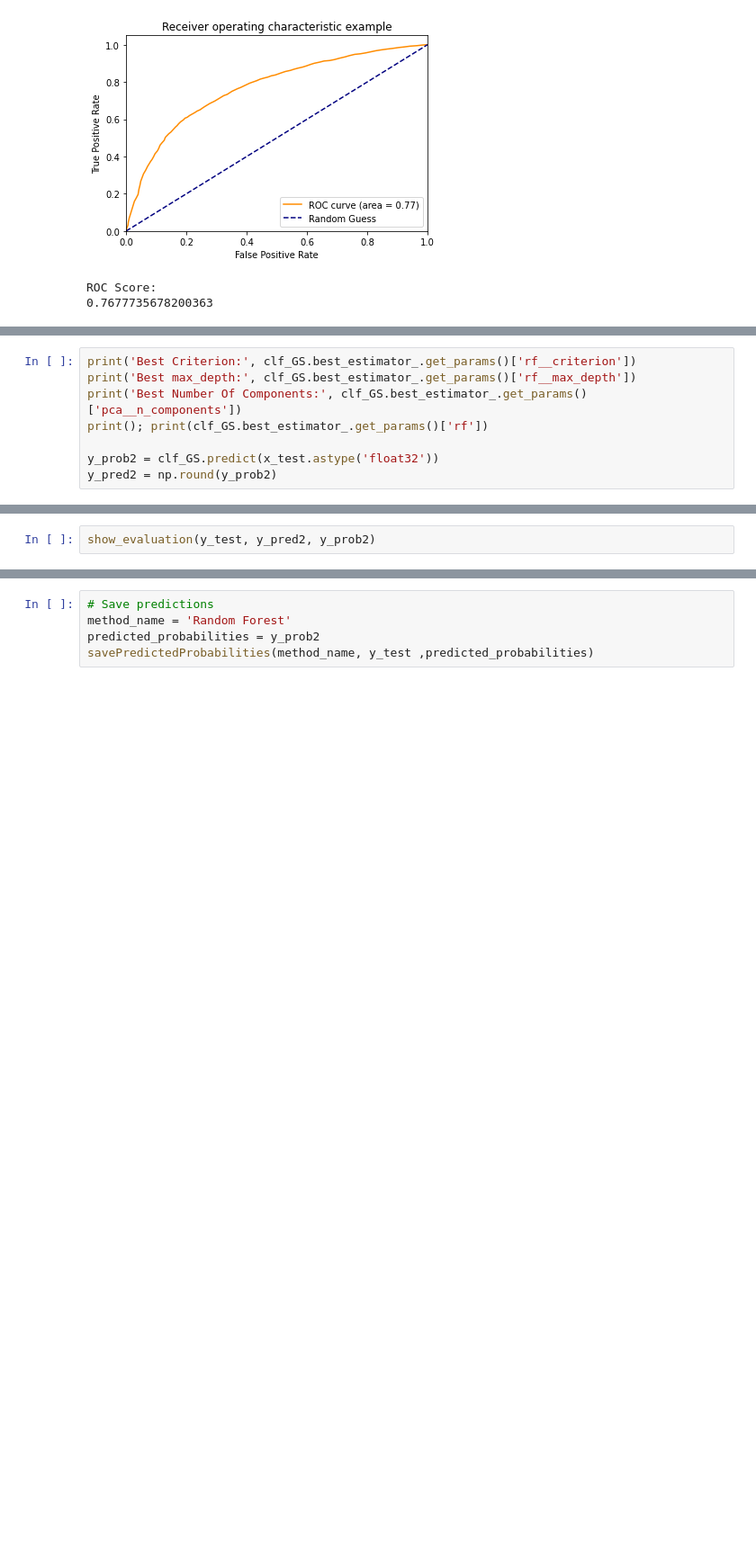
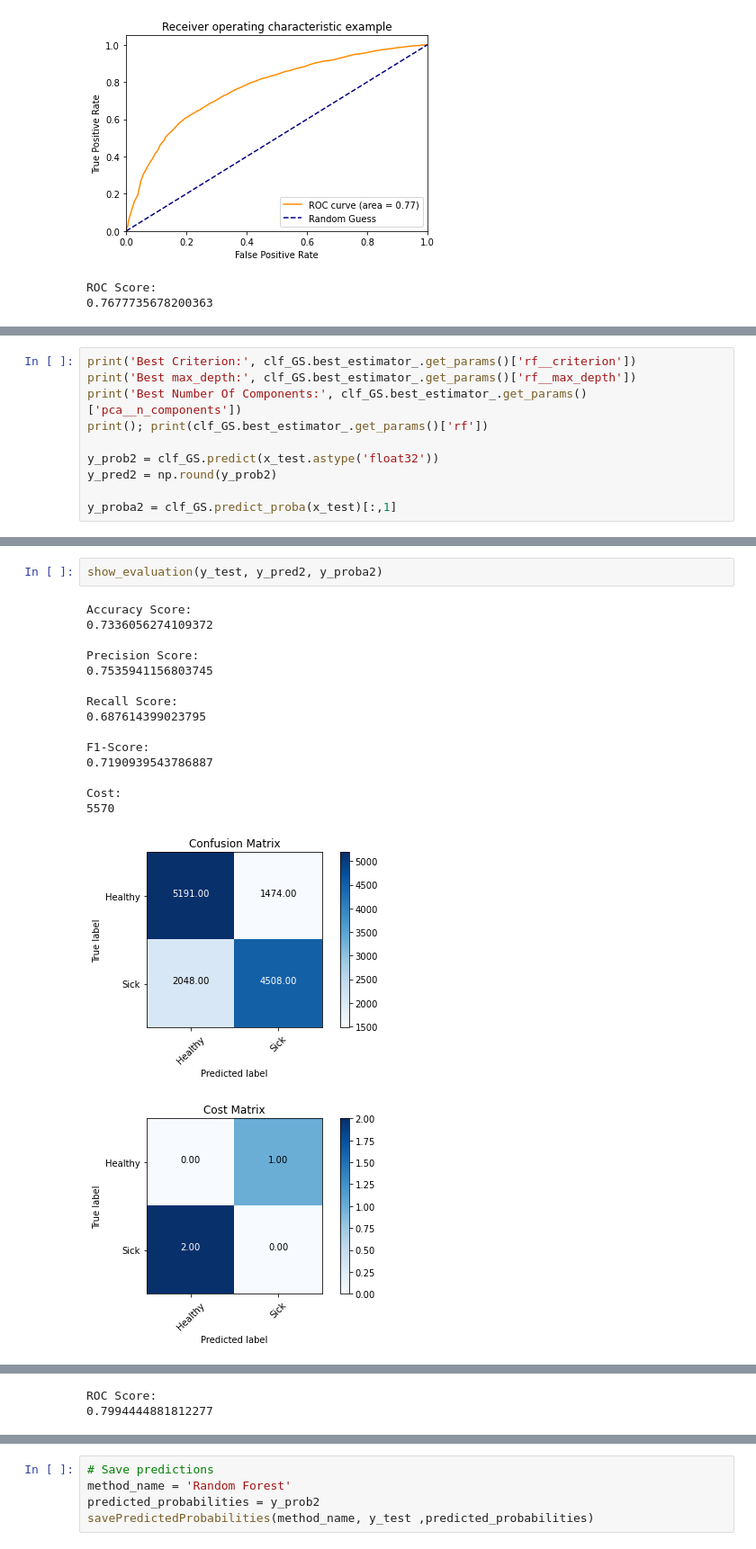
Before and after one commit to LJ171/CardioDiseaseClassification, a Jupyter notebook: 02_data_mining/random_forest.ipynb, the cells around one changed output, grey strips where cells are left out. Shown at 90% size. Saved outputs shown, nothing was run; the diff lists cells and outputs as text; blank space fills up the shorter version.

```diff
--- a/02_data_mining/random_forest.ipynb
+++ b/02_data_mining/random_forest.ipynb
@@ -180,3 +202,5 @@ print(); print(clf_GS.best_estimator_.get_params()['rf'])
 
 y_prob2 = clf_GS.predict(x_test.astype('float32'))
 y_pred2 = np.round(y_prob2)
+
+y_proba2 = clf_GS.predict_proba(x_test)[:,1]
@@ -183,2 +213,19 @@ y_pred2 = np.round(y_prob2)
 # %%
-show_evaluation(y_test, y_pred2, y_prob2)
+show_evaluation(y_test, y_pred2, y_proba2)
+# %% [output]
+Accuracy Score:
+0.7336056274109372
+
+Precision Score:
+0.7535941156803745
+
+Recall Score:
+0.687614399023795
+
+F1-Score:
+0.7190939543786887
+
+Cost:
+5570
+[figure, added]
+[figure, added]
@@ -184,0 +233,2 @@ show_evaluation(y_test, y_pred2, y_prob2)
+ROC Score:
+0.7994444881812277
```
Also changed, not shown: parts of 9 cells of this notebook.
